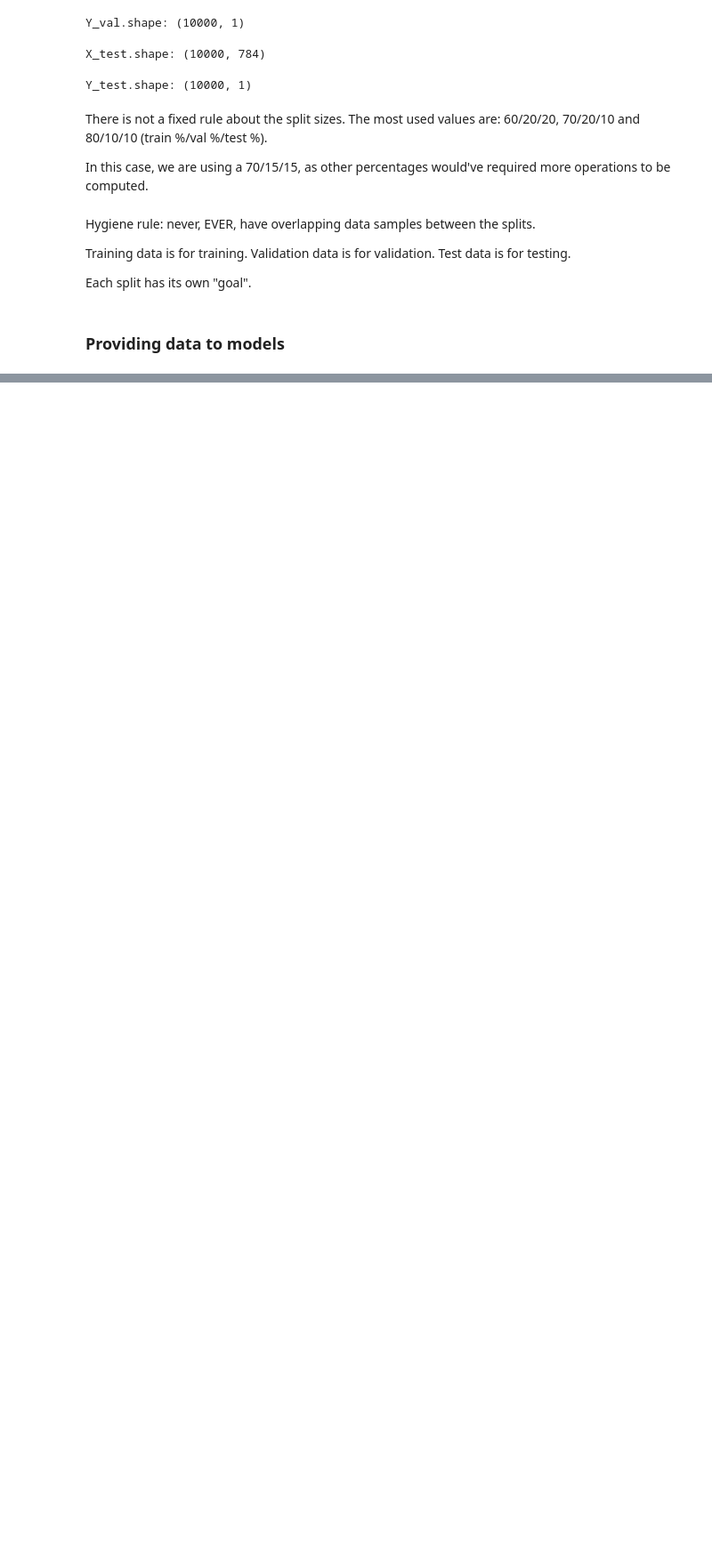
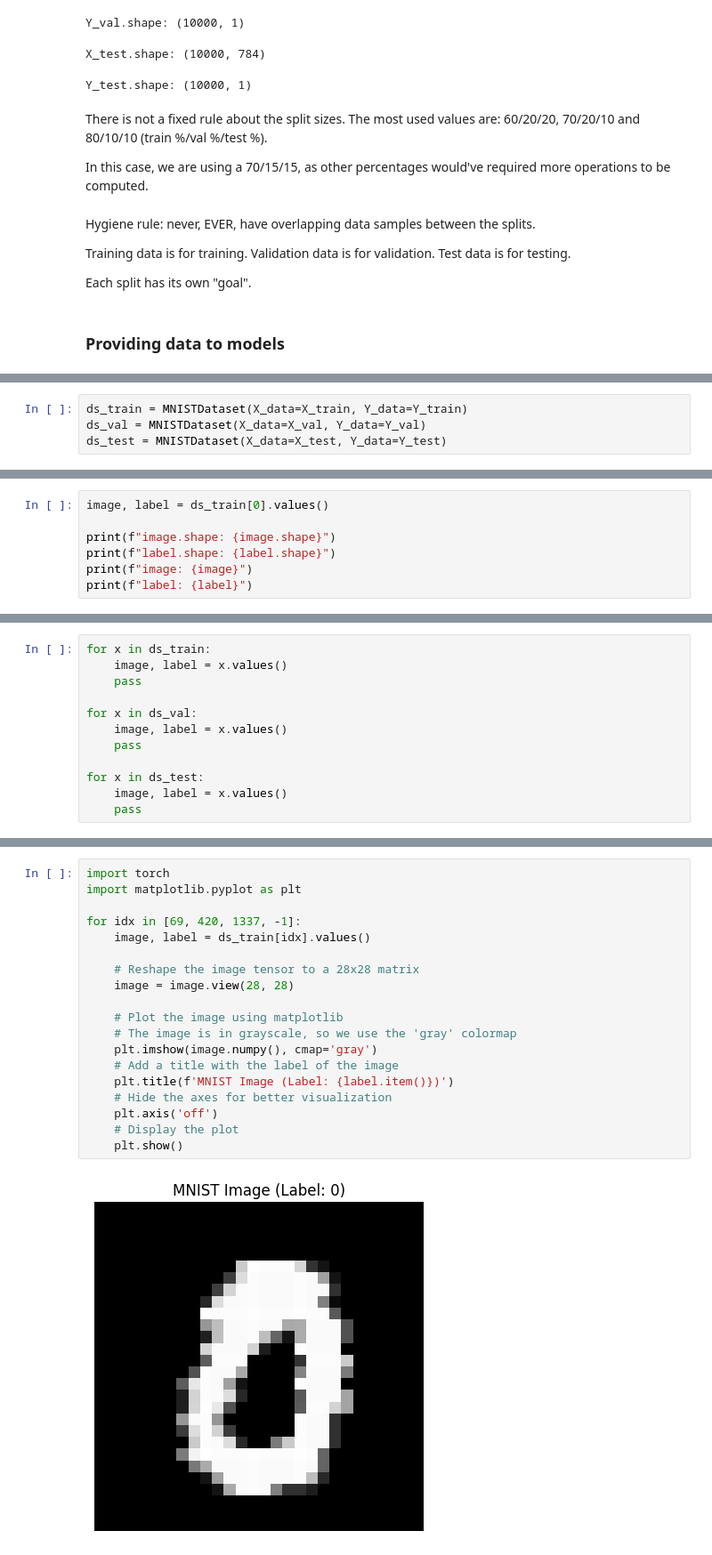
Before and after one commit to WINKgroup/ML-example, a Jupyter notebook: 04 - Building Industrial Deep Learning Solutions.ipynb, the cells around one changed output, grey strips where cells are left out. Shown: that part at 89% size. Saved outputs shown, nothing was run; the diff lists cells and outputs as text; blank space fills up the shorter version.

```diff
--- a/04 - Building Industrial Deep Learning Solutions.ipynb
+++ b/04 - Building Industrial Deep Learning Solutions.ipynb
@@ -157,0 +204,4 @@ The `init()` method simply builds the specialized `Dataset` object, while the `g
+# %%
+ds_train = MNISTDataset(X_data=X_train, Y_data=Y_train)
+ds_val = MNISTDataset(X_data=X_val, Y_data=Y_val)
+ds_test = MNISTDataset(X_data=X_test, Y_data=Y_test)
@@ -157,0 +218,7 @@ The `init()` method simply builds the specialized `Dataset` object, while the `g
+# %%
+image, label = ds_train[0].values()
+
+print(f"image.shape: {image.shape}")
+print(f"label.shape: {label.shape}")
+print(f"image: {image}")
+print(f"label: {label}")
@@ -157,0 +250,12 @@ The `init()` method simply builds the specialized `Dataset` object, while the `g
+# %%
+for x in ds_train:
+    image, label = x.values()
+    pass
+
+for x in ds_val:
+    image, label = x.values()
+    pass
+
+for x in ds_test:
+    image, label = x.values()
+    pass
@@ -157,0 +264,21 @@ The `init()` method simply builds the specialized `Dataset` object, while the `g
+# %%
+import torch
+import matplotlib.pyplot as plt
+
+for idx in [69, 420, 1337, -1]:
+    image, label = ds_train[idx].values()
+
+    # Reshape the image tensor to a 28x28 matrix
+    image = image.view(28, 28)
+
+    # Plot the image using matplotlib
+    # The image is in grayscale, so we use the 'gray' colormap
+    plt.imshow(image.numpy(), cmap='gray')
+    # Add a title with the label of the image
+    plt.title(f'MNIST Image (Label: {label.item()})')
+    # Hide the axes for better visualization
+    plt.axis('off')
+    # Display the plot
+    plt.show()
+# %% [output]
+[figure, added]
```
Also changed, not shown: parts of 11 cells of this notebook.
